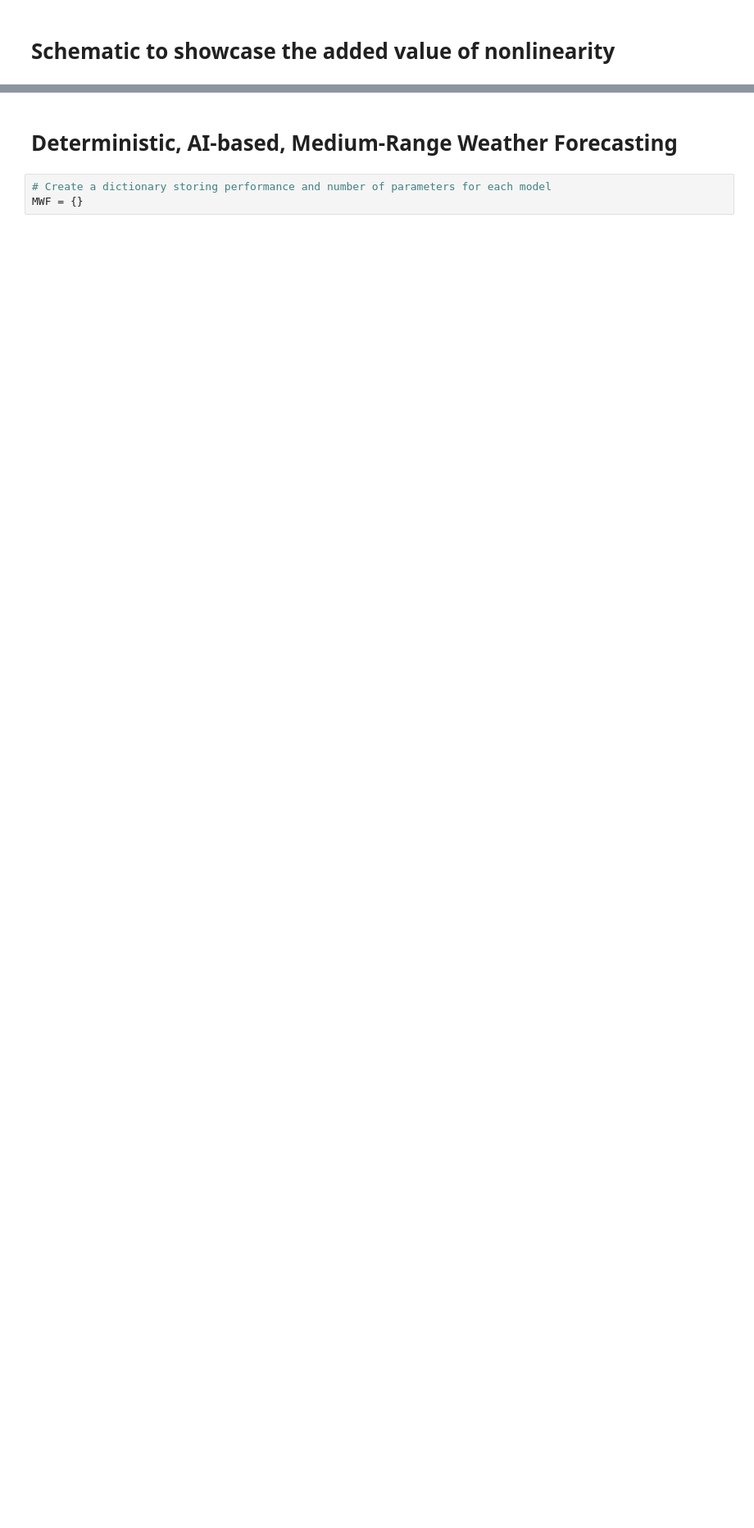
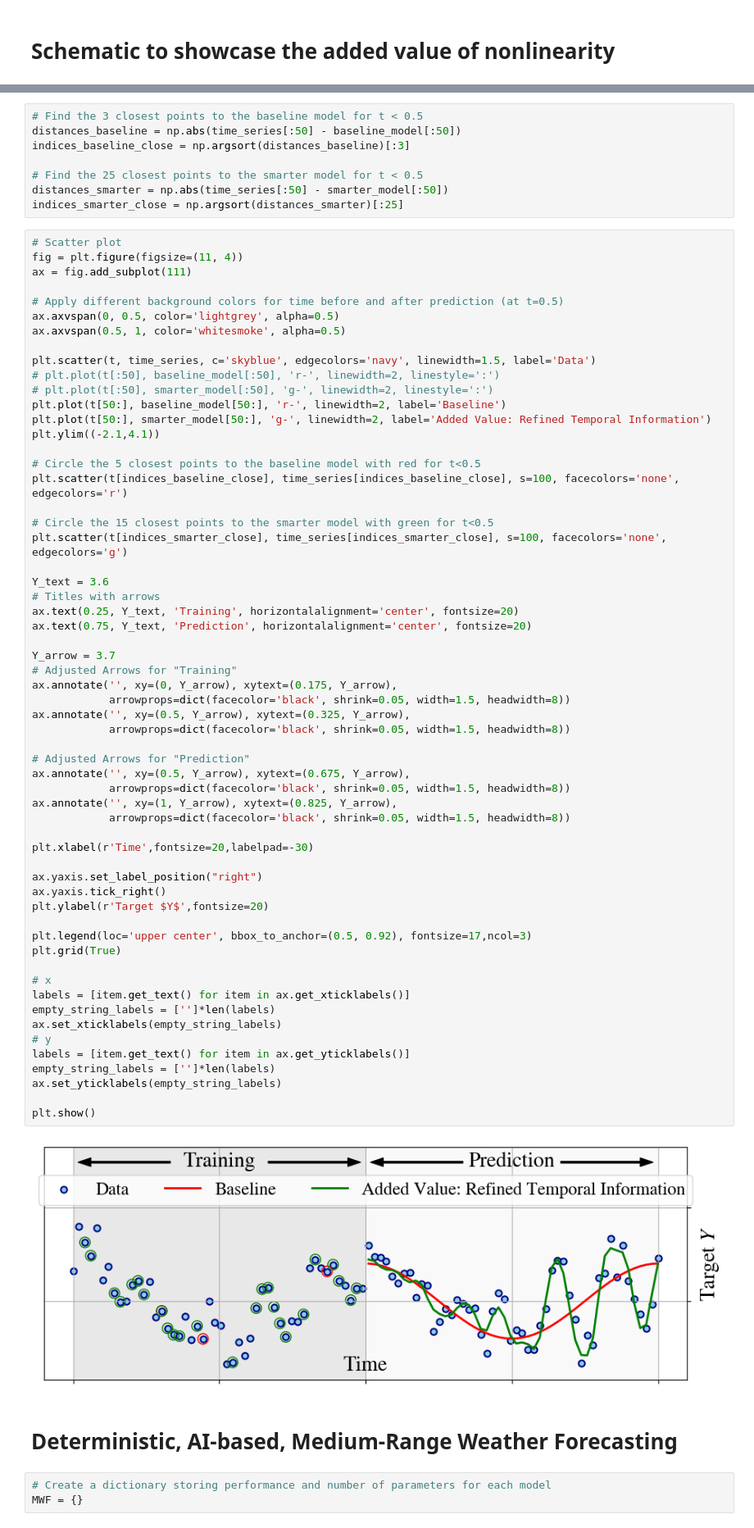
Before and after one commit to tbeucler/ml4rt, a Jupyter notebook: notebooks_tbeucler/07_SGC_Figures.ipynb, the cells around one changed output, grey strips where cells are left out. Shown: that part at 82% size. Drawn from its saved outputs; the diff is of its cells as text; blank space fills up the shorter version.

Commit message:
Added temporal connectivity example

```diff
--- a/notebooks_tbeucler/07_SGC_Figures.ipynb
+++ b/notebooks_tbeucler/07_SGC_Figures.ipynb
@@ -143,3 +147,72 @@ plt.show()
+# %%
+# Find the 3 closest points to the baseline model for t < 0.5
+distances_baseline = np.abs(time_series[:50] - baseline_model[:50])
+indices_baseline_close = np.argsort(distances_baseline)[:3]
+
+# Find the 25 closest points to the smarter model for t < 0.5
+distances_smarter = np.abs(time_series[:50] - smarter_model[:50])
+indices_smarter_close = np.argsort(distances_smarter)[:25]
+# %%
+# Scatter plot
+fig = plt.figure(figsize=(11, 4))
+ax = fig.add_subplot(111)
+
+# Apply different background colors for time before and after prediction (at t=0.5)
+ax.axvspan(0, 0.5, color='lightgrey', alpha=0.5)
+ax.axvspan(0.5, 1, color='whitesmoke', alpha=0.5)
+
+plt.scatter(t, time_series, c='skyblue', edgecolors='navy', linewidth=1.5, label='Data')
+# plt.plot(t[:50], baseline_model[:50], 'r-', linewidth=2, linestyle=':')
+# plt.plot(t[:50], smarter_model[:50], 'g-', linewidth=2, linestyle=':')
+plt.plot(t[50:], baseline_model[50:], 'r-', linewidth=2, label='Baseline')
+plt.plot(t[50:], smarter_model[50:], 'g-', linewidth=2, label='Added Value: Refined Temporal Information')
+plt.ylim((-2.1,4.1))
+
+# Circle the 5 closest points to the baseline model with red for t<0.5
+plt.scatter(t[indices_baseline_close], time_series[indices_baseline_close], s=100, facecolors='none', edgecolors='r')
+
+# Circle the 15 closest points to the smarter model with green for t<0.5
+plt.scatter(t[indices_smarter_close], time_series[indices_smarter_close], s=100, facecolors='none', edgecolors='g')
+
+Y_text = 3.6
+# Titles with arrows
+ax.text(0.25, Y_text, 'Training', horizontalalignment='center', fontsize=20)
+ax.text(0.75, Y_text, 'Prediction', horizontalalignment='center', fontsize=20)
+
+Y_arrow = 3.7
+# Adjusted Arrows for "Training"
+ax.annotate('', xy=(0, Y_arrow), xytext=(0.175, Y_arrow),
+            arrowprops=dict(facecolor='black', shrink=0.05, width=1.5, headwidth=8))
+ax.annotate('', xy=(0.5, Y_arrow), xytext=(0.325, Y_arrow),
+            arrowprops=dict(facecolor='black', shrink=0.05, width=1.5, headwidth=8))
+
+# Adjusted Arrows for "Prediction"
+ax.annotate('', xy=(0.5, Y_arrow), xytext=(0.675, Y_arrow),
+            arrowprops=dict(facecolor='black', shrink=0.05, width=1.5, headwidth=8))
+ax.annotate('', xy=(1, Y_arrow), xytext=(0.825, Y_arrow),
+            arrowprops=dict(facecolor='black', shrink=0.05, width=1.5, headwidth=8))
+
+plt.xlabel(r'Time',fontsize=20,labelpad=-30)
+
+ax.yaxis.set_label_position("right")
+ax.yaxis.tick_right()
+plt.ylabel(r'Target $Y$',fontsize=20)
+
+plt.legend(loc='upper center', bbox_to_anchor=(0.5, 0.92), fontsize=17,ncol=3)
+plt.grid(True)
+
+# x
+labels = [item.get_text() for item in ax.get_xticklabels()]
+empty_string_labels = ['']*len(labels)
+ax.set_xticklabels(empty_string_labels)
+# y
+labels = [item.get_text() for item in ax.get_yticklabels()]
+empty_string_labels = ['']*len(labels)
+ax.set_yticklabels(empty_string_labels)
+
+plt.show()
+# %% [output]
+[figure, added]
 # %% [markdown]
 # Deterministic, AI-based, Medium-Range Weather Forecasting
 # %%
```
Also changed, not shown: parts of 6 cells of this notebook.
